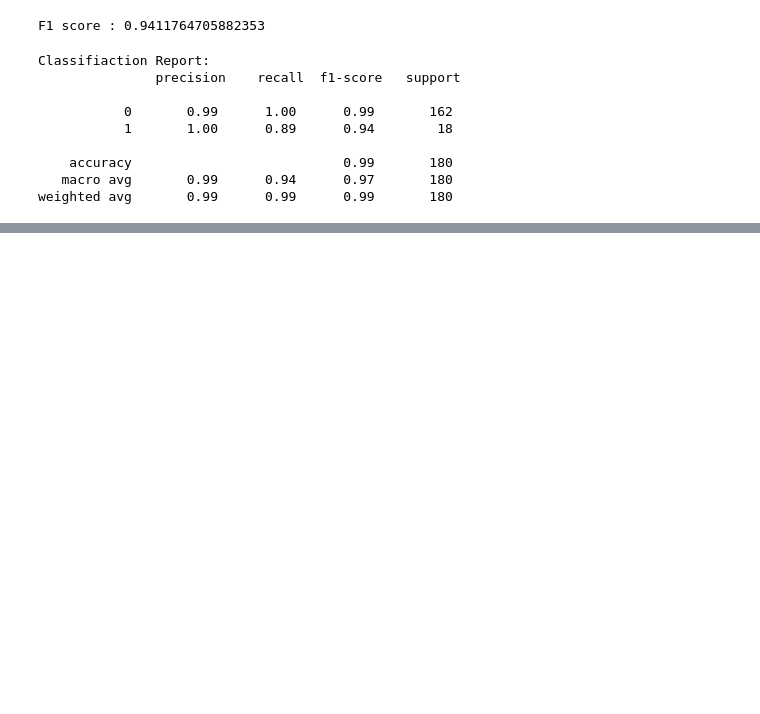
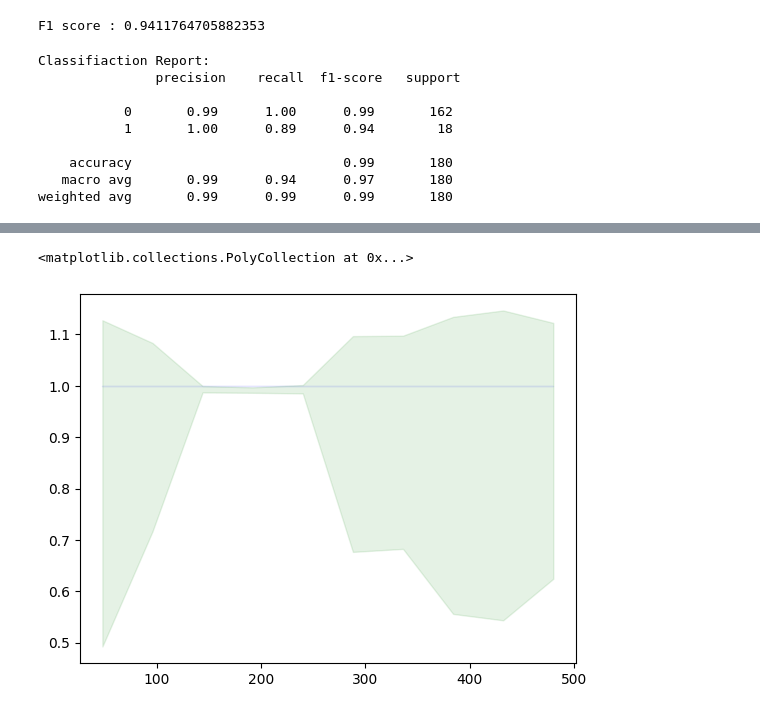
Before and after one commit to Devesh182/project2024, a Jupyter notebook: Predictive_Maintenance_Algorithm.ipynb, the cells around one changed output, grey strips where cells are left out. Saved outputs shown, nothing was run; the diff lists cells and outputs as text; code cells hidden in the pictures; blank space fills up the shorter version.

```diff
--- a/Predictive_Maintenance_Algorithm.ipynb
+++ b/Predictive_Maintenance_Algorithm.ipynb
@@ -72,0 +193,8 @@ weighted avg       0.99      0.99      0.99       180
+# %%
+plt.fill_between(train_sizes, train_scores_mean - train_scores_std,
+                 train_scores_mean + train_scores_std, alpha=0.1, color="blue")
+plt.fill_between(train_sizes, test_scores_mean - test_scores_std,
+                 test_scores_mean + test_scores_std, alpha=0.1, color="green")
+# %% [output]
+<matplotlib.collections.PolyCollection at 0x...>
+[figure, added]
```
Also changed, not shown: parts of 10 cells of this notebook.
